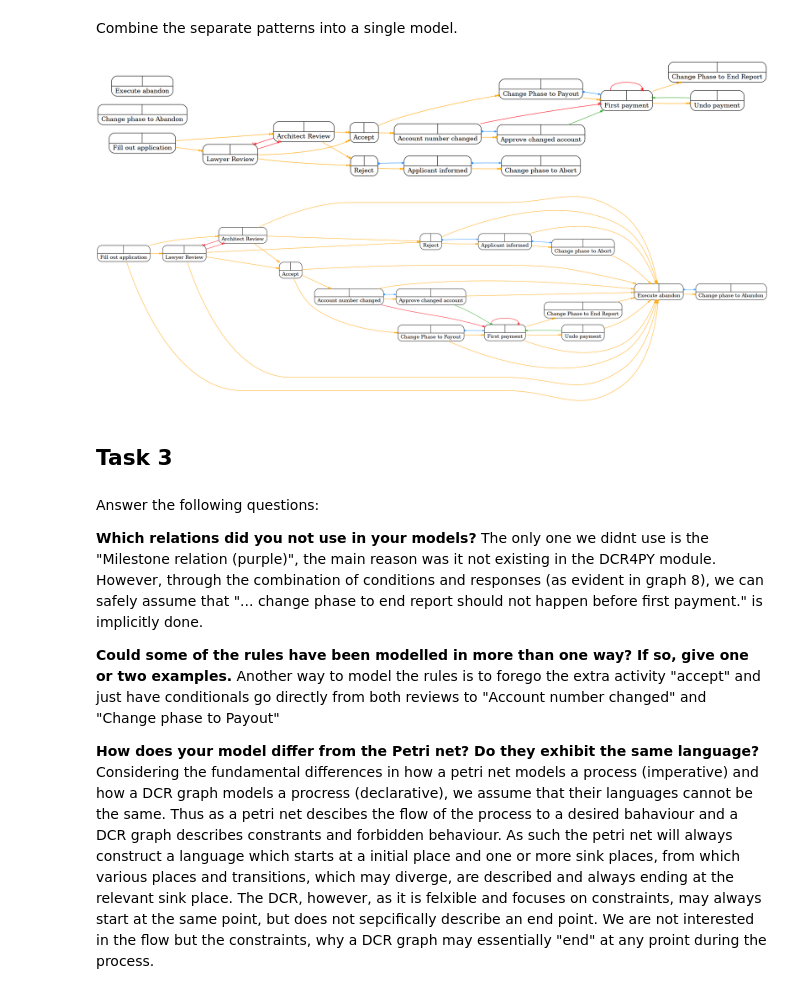
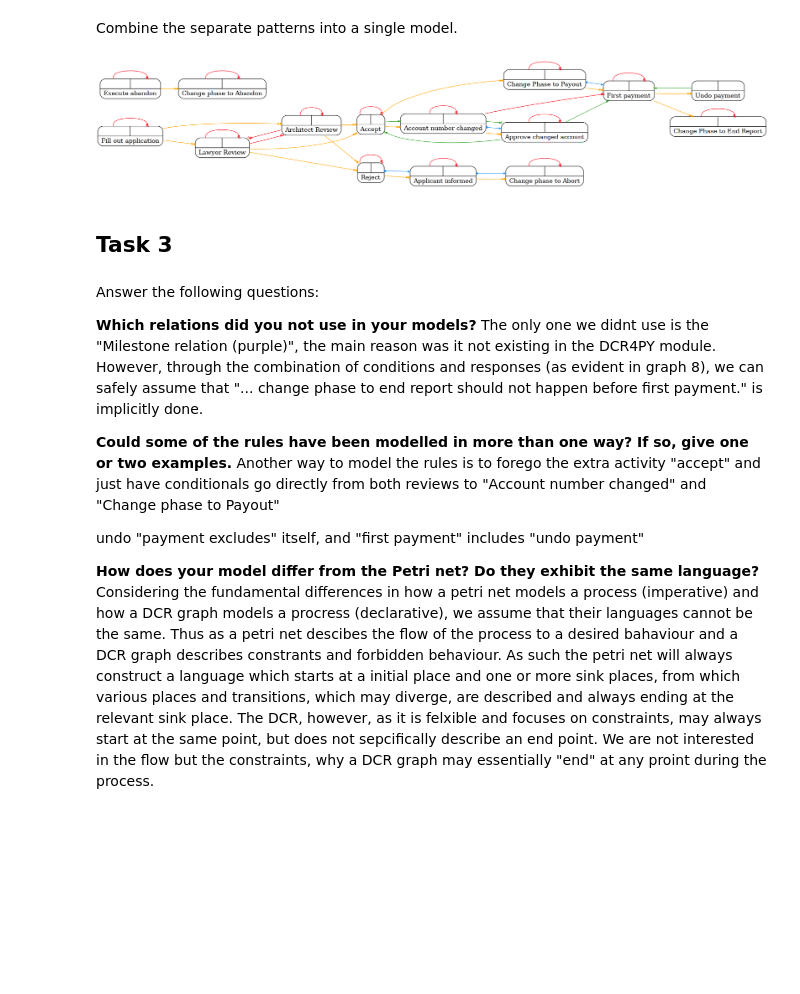
Before and after one commit to bgv600/REBS, a Jupyter notebook: Mandatory Assignment 1/pm4py-dcr-feature-dcr_in_pm4py_revised/notebooks/rebs2024_assignment1.ipynb, the cells around one changed output. Cells and saved outputs as stored; diff of their text form; code cells hidden in the pictures; blank space fills up the shorter version.

```diff
--- a/Mandatory Assignment 1/pm4py-dcr-feature-dcr_in_pm4py_revised/notebooks/rebs2024_assignment1.ipynb
+++ b/Mandatory Assignment 1/pm4py-dcr-feature-dcr_in_pm4py_revised/notebooks/rebs2024_assignment1.ipynb
@@ -566,6 +578,9 @@ for event in graph.events:
     graph.marking.included.add(event)
     graph.conditions[event] = set()
     graph.responses[event] = set()
+    graph.excludes[event] = set()
+    graph.includes[event] = set()
+
 
 graph.conditions["Lawyer Review"] = {"Fill out application"}
 graph.conditions["Architect Review"] = {"Fill out application"}
@@ -579,41 +594,62 @@ graph.conditions["Applicant informed"] = {"Reject"}
 graph.conditions["Change phase to Abort"] = {"Applicant informed"}
 
 
-graph.excludes["First payment"] = {"First payment"}
+#graph.excludes["First payment"] = {"First payment"}
 graph.conditions["Undo payment"] = {"First payment"}
 graph.includes["Undo payment"] = {"First payment"}
 
 graph.responses["Account number changed"] = {"Approve changed account"}
 graph.conditions["Approve changed account"] = {"Account number changed"}
 graph.excludes["Account number changed"] = {"First payment"}
 graph.includes["Approve changed account"] = {"First payment"}
 
 graph.responses["Change Phase to Payout"] = {"First payment"}
 
 graph.conditions["Change Phase to End Report"] = {"First payment"}
 graph.responses["Change Phase to Payout"] = {"First payment"}
 graph.conditions["First payment"] = {"Change Phase to Payout"}
 
 graph.conditions["Accept"].add("Lawyer Review")
 graph.conditions["Accept"].add("Architect Review")
 graph.conditions["Reject"].add("Lawyer Review")
 graph.conditions["Reject"].add("Architect Review")
 
 graph.conditions["Change Phase to Payout"].add("Accept")
 graph.conditions["Account number changed"].add("Accept")
 
-pm4py.view_dcr(graph)
+
+#for event in events:
+#    if event != "Execute abandon" and event != "Change phase to Abandon":
+#        graph.conditions["Execute abandon"].add(event)
+#graph.responses["Execute abandon"] = {"Change phase to Abandon"}
+#graph.conditions["Change phase to Abandon"] = {"Execute abandon"}
 
 for event in events:
-    if event != "Execute abandon" and event != "Change phase to Abandon":
-        graph.conditions["Execute abandon"].add(event)
-graph.responses["Execute abandon"] = {"Change phase to Abandon"}
+    if event != "Undo payment":
+        #graph.includes[event] = {"Execute abandon"}
+        #graph.includes[event].add("Execute abandon")
+        #graph.excludes["Execute abandon"].add(event) #maybe need to exclude everything else???
+
+        graph.excludes[event].add(event) #???? needed?
+
+# 9. Execute Abandon may happen at any time, after it is executed only Change phase to Abandon may happen.
+# "MAY HAPPEN", but doesnt have to
+#graph.responses["Execute abandon"] = {"Change phase to Abandon"}
+
 graph.conditions["Change phase to Abandon"] = {"Execute abandon"}
 
+graph.includes["Approve changed account"].add("Accept")
+graph.includes["Accept"].add("Account number changed")
+graph.includes["Account number changed"].add("Approve changed account")
+
+
+#SPRØGSMÅL
+#Kan vi undlade exludes på sig selv ved account number changed og approved changed account og fjerne includes førende til dem??
+
+
 pm4py.view_dcr(graph)
 # %% [output]
-[figure, old version]
+[figure, new version]
-[figure, removed]
 # %% [markdown]
 ## Task 3
 # %% [markdown]
@@ -626,5 +662,7 @@ However, through the combination of conditions and responses (as evident in grap
 **Could some of the rules have been modelled in more than one way? If so, give one or two examples.**
 Another way to model the rules is to forego the extra activity "accept" and just have conditionals go directly from both reviews to "Account number changed" and "Change phase to Payout"
 
+undo "payment excludes" itself, and "first payment" includes "undo payment"
+
 **How does your model differ from the Petri net? Do they exhibit the same language?**
 Considering the fundamental differences in how a petri net models a process (imperative) and how a DCR graph models a procress (declarative), we assume that their languages cannot be the same. Thus as a petri net descibes the flow of the process to a desired bahaviour and a DCR graph describes constrants and forbidden behaviour. As such the petri net will always construct a language which starts at a initial place and one or more sink places, from which various places and transitions, which may diverge, are described and always ending at the relevant sink place. The DCR, however, as it is felxible and focuses on constraints, may always start at the same point, but does not sepcifically describe an end point. We are not interested in the flow but the constraints, why a DCR graph may essentially "end" at any proint during the process.
```
Also changed, not shown: parts of 3 cells of this notebook, 1 other file.
